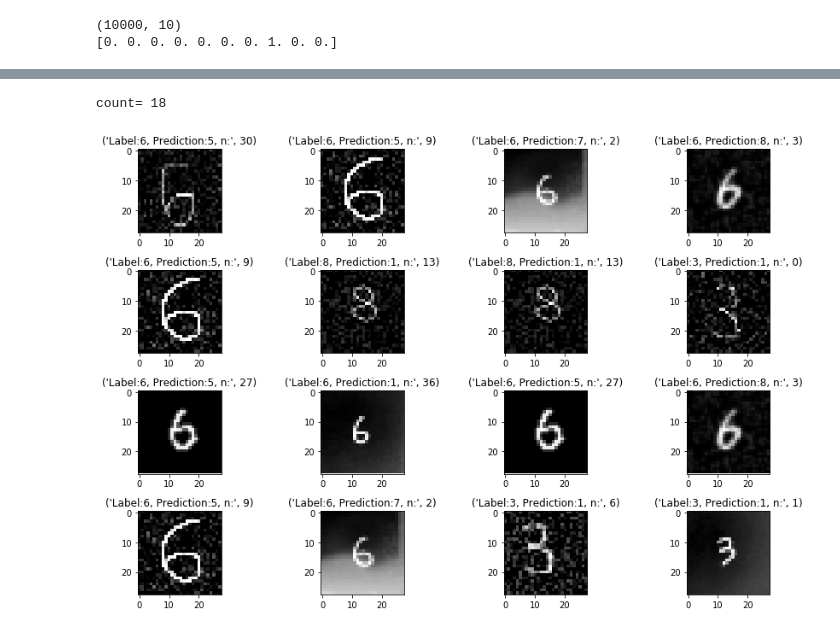
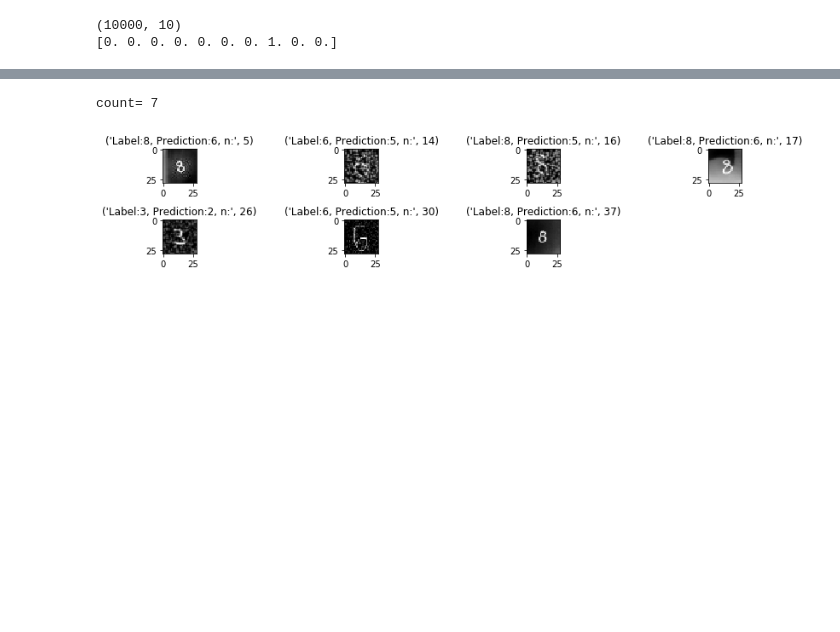
Before and after one commit to DAHYUN-HAN/deeplearning, a Jupyter notebook: CNN2.ipynb, the cells around one changed output, grey strips where cells are left out. Drawn from its saved outputs; the diff is of its cells as text; code cells hidden in the pictures; blank space fills up the shorter version.

```diff
--- a/CNN2.ipynb
+++ b/CNN2.ipynb
@@ -107,19 +140,18 @@ model.summary()
 from keras.preprocessing.image import ImageDataGenerator
 
 train_datagen = ImageDataGenerator(
- #   rescale=1-(1./255),
-    rotation_range=40,
+    rotation_range=20,
     width_shift_range=0.2,
     height_shift_range=0.2,
     shear_range=0.2,
-    zoom_range=0.2)
+    fill_mode='reflect',
+    preprocessing_function=augment,
+    zoom_range=0.5)
 
 model.compile(optimizer='rmsprop',
               loss='categorical_crossentropy',
               metrics=['accuracy'])
 
-#train_datagen.fit(train_images)
-
-history = model.fit_generator(train_datagen.flow(train_images, train_labels, batch_size=128),
-                    steps_per_epoch=512, epochs=10)
+history = model.fit_generator(train_datagen.flow(train_images, train_labels, batch_size=256),
+                    steps_per_epoch=512, epochs=24, validation_data=(newtest_images,newtest_newlabels))
 # %% [output]
@@ -159,36 +191,35 @@ import random
 import matplotlib.pyplot as plt
 
 predicted_result = model.predict(newtest_images)
 predicted_labels = np.argmax(predicted_result, axis=1)
 
 test_labels = np.argmax(newtest_newlabels, axis=1)
 
 wrong_result = []
 count=0
 
 for n in range(0, len(test_labels)):
     if predicted_labels[n] != test_labels[n]:
       count=count+1
       wrong_result.append(n)
 
 print("count=",count)
 
-samples = random.choices(population=wrong_result, k=16)
-
 count = 0
-nrows = ncols = 4
+nrows = 7
+ncols = 4
 
 plt.figure(figsize=(12,8))
 
-for n in samples:
+for n in wrong_result:
     count += 1
     plt.subplot(nrows, ncols, count)
     plt.imshow(newtest_images[n].reshape(28, 28), cmap='Greys', interpolation='nearest')
     tmp = "Label:" + str(test_labels[n]) + ", Prediction:" + str(predicted_labels[n]) + ", n:",n
     plt.title(tmp)
 
 plt.tight_layout()
 plt.show()
 # %% [output]
-count= 18
+count= 7
-[figure, old version]
+[figure, new version]
```
Also changed, not shown: parts of 5 cells of this notebook.
